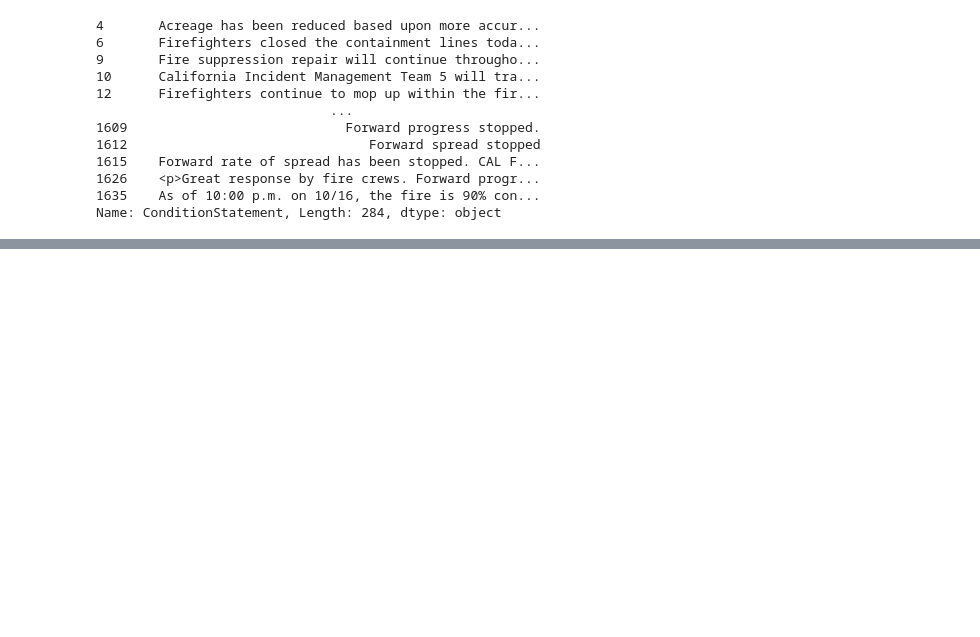
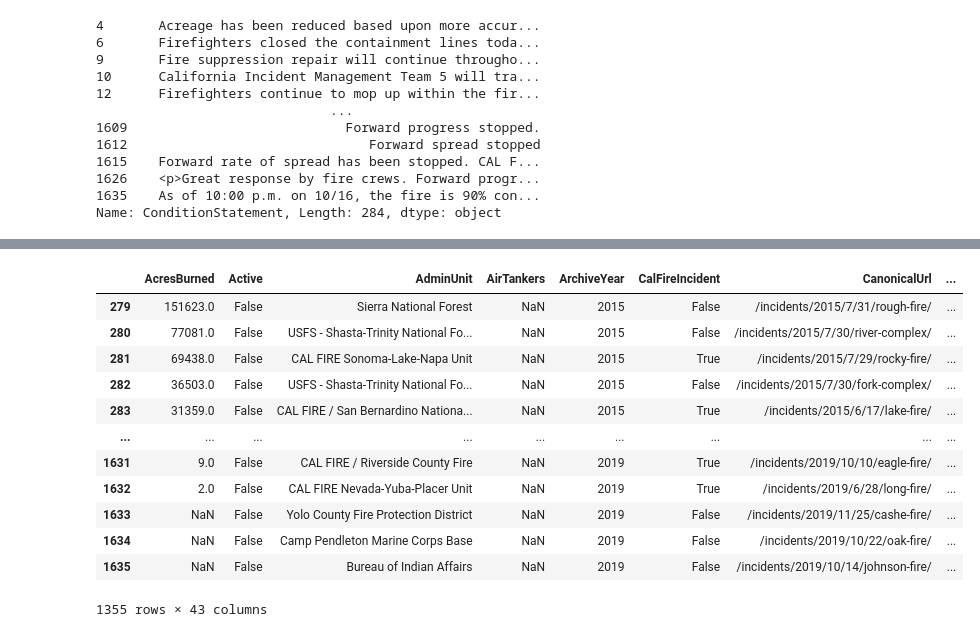
Before and after one commit to IvanciniGT/pythonTrainingDA2, a Jupyter notebook: 9-PandasPractice1.ipynb, the cells around one changed output, grey strips where cells are left out. Cells and saved outputs as stored; diff of their text form; code cells hidden in the pictures; blank space fills up the shorter version.

```diff
--- a/9-PandasPractice1.ipynb
+++ b/9-PandasPractice1.ipynb
@@ -293,0 +300,12 @@ We want to remove whitespaces: \n \r '       '
+# %%
+
+import  re
+#new_clean_column=incidents['ConditionStatement'].apply(   lambda text: re.sub('[\r\t\n ]+', " ", str(text) )   )
+#new_clean_column=new_clean_column.apply(   lambda text: re.sub("<.+>", " ", str(text) )   )
+
+incidents['ConditionStatement']=incidents['ConditionStatement'].apply(   lambda text: re.sub('([\r\t\n ]|(<.+>))+', " ", str(text) )   )
+
+
+#def cleanText(text):
+#    return lambda text: re.sub('([\r\t\n ]|(<.+>))+', " ", str(text) )
+#incidents['ConditionStatement']=incidents['ConditionStatement'].apply(   cleanText   )
@@ -293,0 +377,3 @@ We want to remove whitespaces: \n \r '       '
+# %%
+#incidents['Started'].apply(   lambda text: pd.to_datetime(text))
+incidents['Started']=pd.to_datetime(incidents['Started'])
@@ -293,0 +395,32 @@ We want to remove whitespaces: \n \r '       '
+# %%
+ # I would like to filter and get only fires from 2015
+# In order to filter data:
+# incidents[ filter_column ]
+# filter_column is column containing True or False, depending whether or not we want to keep that row
+
+#def greaterThan2015(date):
+#    return date >= pd.to_datetime("2015-01-01T00:00:00Z")
+
+#recent_incidents=incidents[ incidents['Started'].apply( greaterThan2015 ) ]
+
+recent_incidents=incidents[ lambda date : date >= pd.to_datetime("2015-01-01T00:00:00Z") ]# Panda (Python) style
+
+# CREATE VIEW recent_incidents AS SELECT * FROM incidents WHERE started >= TO_DATE("2015-01-01T00:00:00Z") # SQL style
+
+#incidents
+
+recent_incidents
+# %% [output]
+|  | AcresBurned | Active | AdminUnit | AirTankers | ArchiveYear | CalFireIncident | CanonicalUrl | ... |
+| 279 | 151623.0 | False | Sierra National Forest | NaN | 2015 | False | /incidents/2015/7/31/rough-fire/ | ... |
+| 280 | 77081.0 | False | USFS - Shasta-Trinity National Fo... | NaN | 2015 | False | /incidents/2015/7/30/river-complex/ | ... |
+| 281 | 69438.0 | False | CAL FIRE Sonoma-Lake-Napa Unit | NaN | 2015 | True | /incidents/2015/7/29/rocky-fire/ | ... |
+| 282 | 36503.0 | False | USFS - Shasta-Trinity National Fo... | NaN | 2015 | False | /incidents/2015/7/30/fork-complex/ | ... |
+| 283 | 31359.0 | False | CAL FIRE / San Bernardino Nationa... | NaN | 2015 | True | /incidents/2015/6/17/lake-fire/ | ... |
+| ... | ... | ... | ... | ... | ... | ... | ... | ... |
+| 1631 | 9.0 | False | CAL FIRE / Riverside County Fire | NaN | 2019 | True | /incidents/2019/10/10/eagle-fire/ | ... |
+| 1632 | 2.0 | False | CAL FIRE Nevada-Yuba-Placer Unit | NaN | 2019 | True | /incidents/2019/6/28/long-fire/ | ... |
+| 1633 | NaN | False | Yolo County Fire Protection District | NaN | 2019 | False | /incidents/2019/11/25/cashe-fire/ | ... |
+| 1634 | NaN | False | Camp Pendleton Marine Corps Base | NaN | 2019 | False | /incidents/2019/10/22/oak-fire/ | ... |
+| 1635 | NaN | False | Bureau of Indian Affairs | NaN | 2019 | False | /incidents/2019/10/14/johnson-fire/ | ... |
+1355 rows × 43 columns
```
Also changed, not shown: parts of 7 cells of this notebook, 3 other files.
